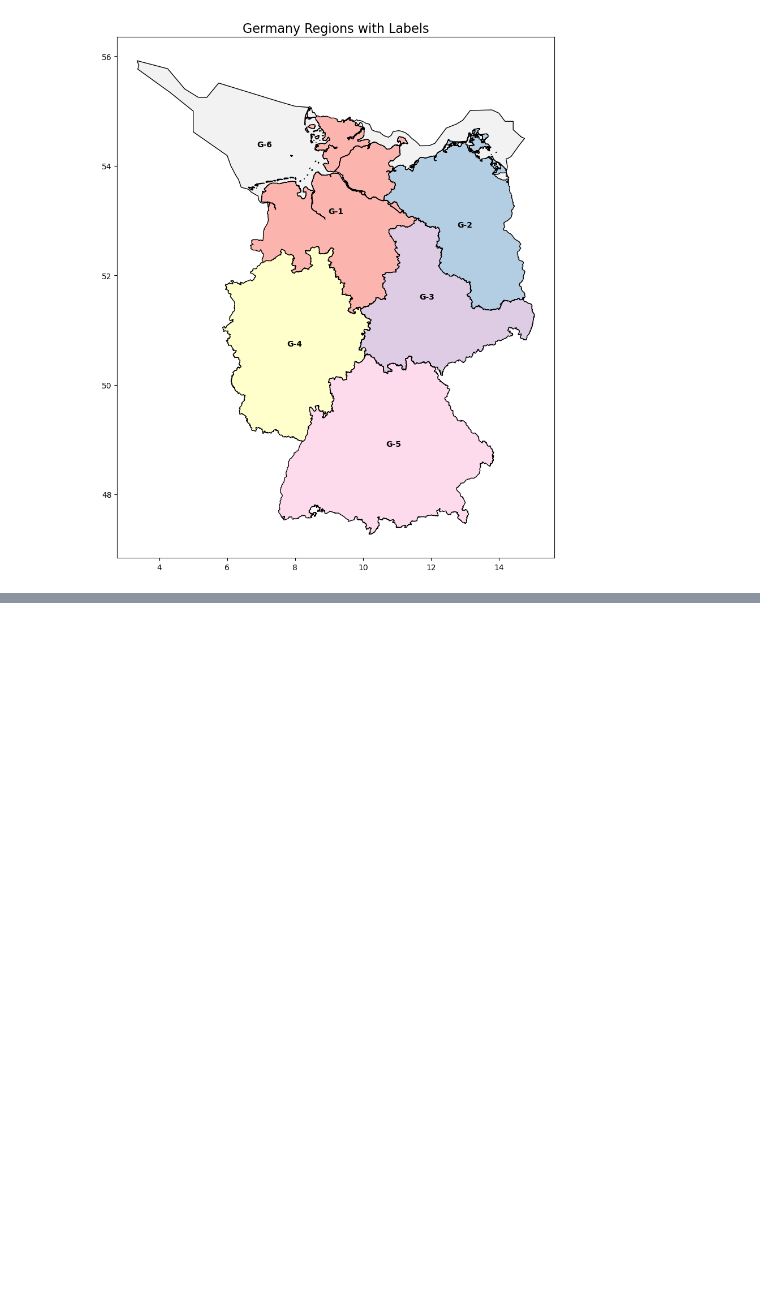
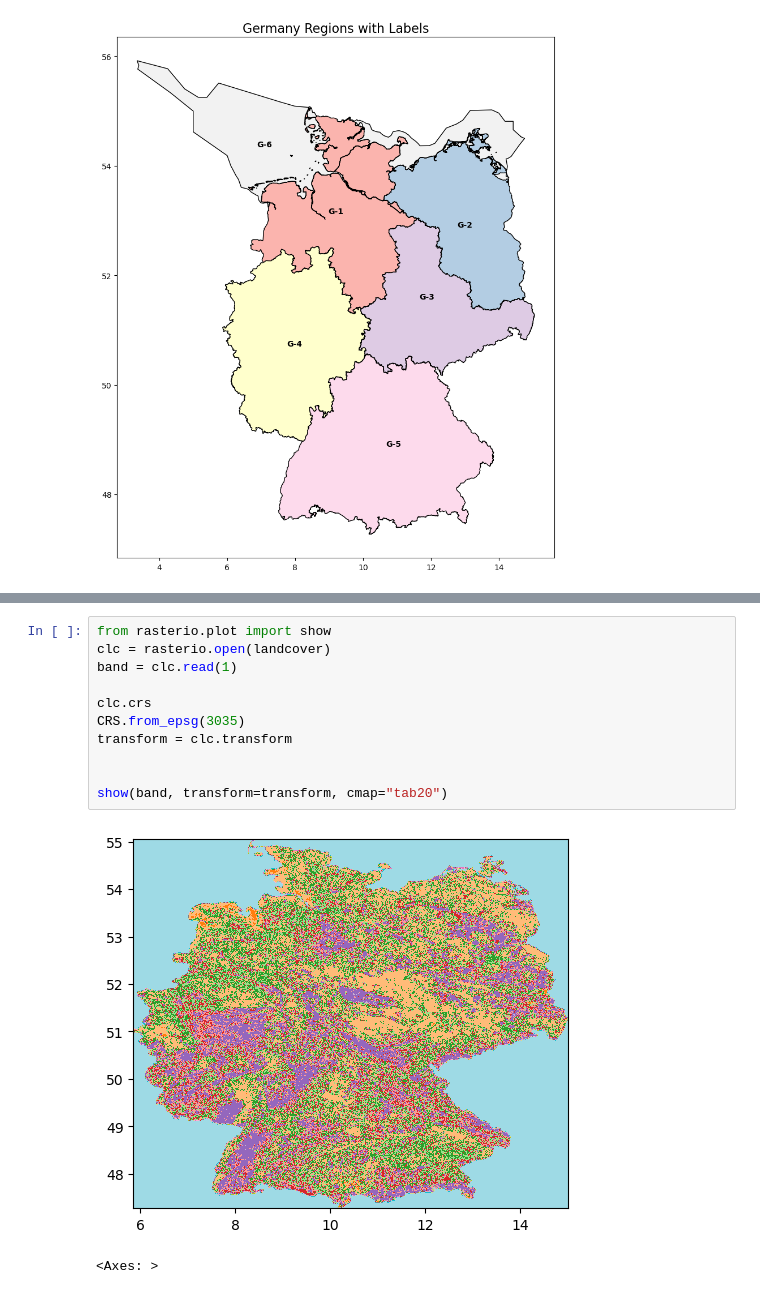
Before and after one commit to shaheryar-waris/DSEM_GROUP-G, a Jupyter notebook: Group-G Assignment_shery.ipynb, the cells around one changed output, grey strips where cells are left out. Cells and saved outputs as stored; diff of their text form; blank space fills up the shorter version.

```diff
--- a/Group-G Assignment_shery.ipynb
+++ b/Group-G Assignment_shery.ipynb
@@ -218,0 +275,14 @@ plt.show()
+# %%
+from rasterio.plot import show
+clc = rasterio.open(landcover)
+band = clc.read(1)
+
+clc.crs
+CRS.from_epsg(3035)
+transform = clc.transform
+
+
+show(band, transform=transform, cmap="tab20")
+# %% [output]
+[figure, added]
+<Axes: >
```
Also changed, not shown: parts of 15 cells of this notebook.
